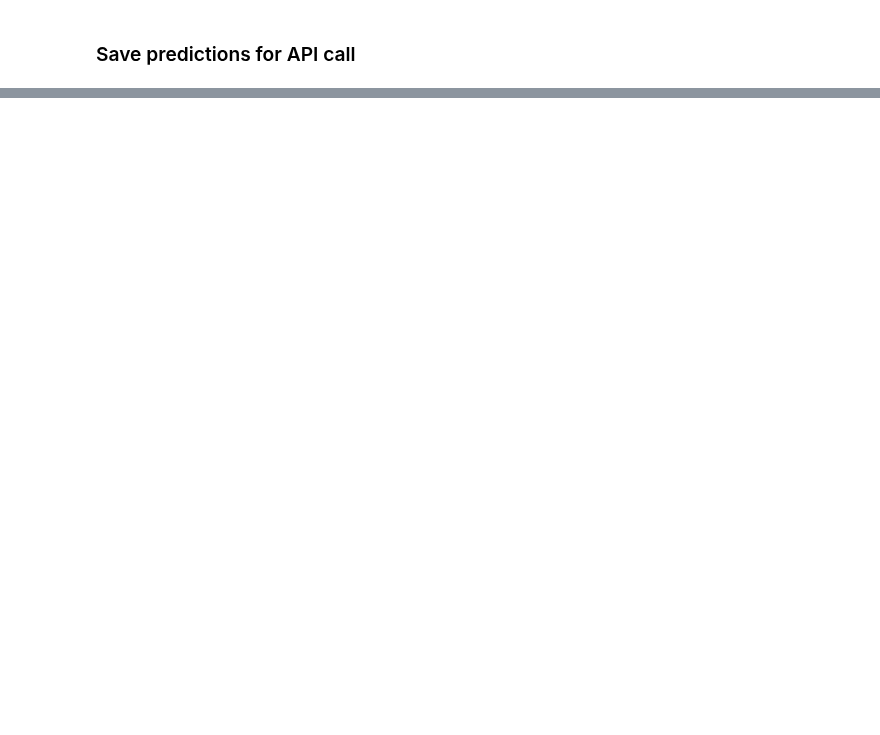
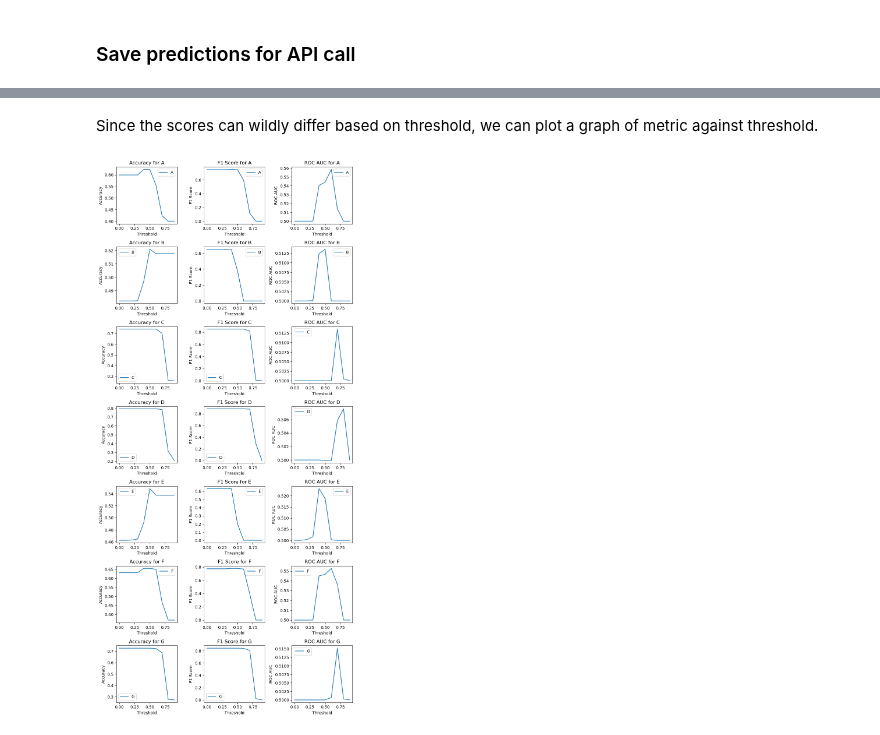
Before and after one commit to yionna/DSA3101-Object-Not-Found, a Jupyter notebook: group_tasks/Subgroup B/qn1.ipynb, the cells around one changed output, grey strips where cells are left out. Cells and saved outputs as stored; diff of their text form; code cells hidden in the pictures; blank space fills up the shorter version.

```diff
--- a/group_tasks/Subgroup B/qn1.ipynb
+++ b/group_tasks/Subgroup B/qn1.ipynb
@@ -407,14 +393,18 @@ display(aldf)
 # %%
 # Obtain labels data
 actual = aldf.drop(columns=['Cluster'])
-predicted = pldf.drop(columns=['Cluster']).apply(lambda x: np.where(x > 0.65, 1, 0))
+predicted = pldf.drop(columns=['Cluster']).apply(lambda x: np.where(x > 0.5, 1, 0))
 
 # Get accuracy
 confusion_matrixes = {}
 accuracy = {}
+f1_scores = {}
+rocauc = {}
 for col in actual.columns:
     confusion_matrixes[col] = confusion_matrix(actual[col], predicted[col])
     accuracy[col] = accuracy_score(actual[col], predicted[col])
+    f1_scores[col] = f1_score(actual[col], predicted[col])
+    rocauc[col] = roc_auc_score(actual[col], predicted[col])
 # %%
 # The count of true negatives is C00, false negatives is C10, true positives is C11 and false positives is C01
 confusion_matrixes
@@ -446,0 +459,37 @@ accuracy
+# %% [markdown]
+Since the scores can wildly differ based on threshold, we can plot a graph of metric against threshold.
+# %%
+predicted_graphs = pldf.drop(columns=['Cluster'])
+
+# save results for graphs
+threshold = np.arange(0,1,0.1)
+accuracy = {c:[] for c in actual.columns}
+f1_scores = {c:[] for c in actual.columns}
+rocauc = {c:[] for c in actual.columns}
+
+for t in threshold:
+    # apply mask
+    x = predicted_graphs.copy().apply(lambda x: np.where(x > t, 1, 0))
+    for col in actual.columns:
+        # calculate metrics
+        confusion_matrixes[col].append(confusion_matrix(actual[col], x[col]))
+        accuracy[col].append(accuracy_score(actual[col], x[col]))
+        f1_scores[col].append(f1_score(actual[col], x[col]))
+        rocauc[col].append(roc_auc_score(actual[col], x[col]))
+# %%
+# plot graphs
+fig, axes = plt.subplots(7, 3, figsize=(9, 21))
+metrics = {"Accuracy": accuracy, "F1 Score": f1_scores, "ROC AUC": rocauc}
+for i, (metric_name, metric_dict) in enumerate(metrics.items()):
+    for j, col in enumerate(actual.columns):
+        ax = axes[j, i]
+        ax.plot(threshold, metric_dict[col], label=col)
+        ax.set_title(f"{metric_name} for {col}")
+        ax.set_xlabel("Threshold")
+        ax.set_ylabel(metric_name)
+        ax.legend()
+
+plt.tight_layout(rect=[0, 0.03, 1, 0.95])
+plt.show()
+# %% [output]
+[figure, added]
```
Also changed, not shown: parts of 21 cells of this notebook, 2 other files.
